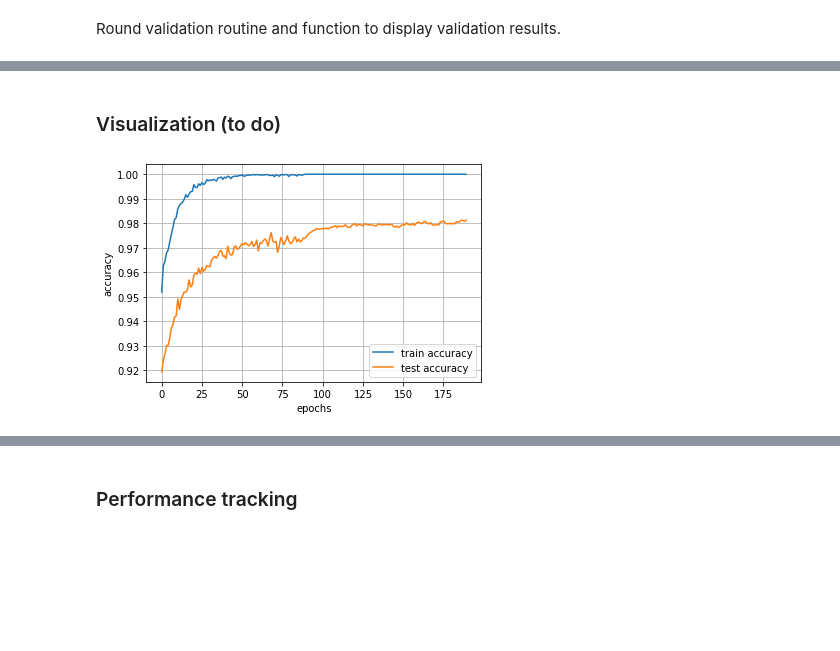
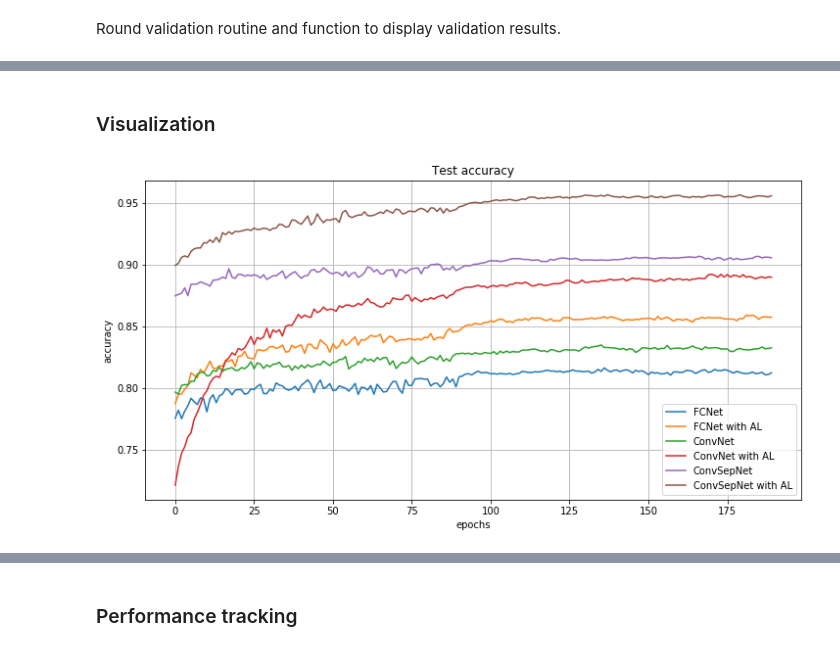
Before and after one commit to sylvainlugeon/deep-learning-projects, a Jupyter notebook: DL_MP1_fred.ipynb, the cells around one changed output, grey strips where cells are left out. Cells and saved outputs as stored; diff of their text form; code cells hidden in the pictures; blank space fills up the shorter version.

Commit message:
Model for the report

```diff
--- a/DL_MP1_fred.ipynb
+++ b/DL_MP1_fred.ipynb
@@ -646,17 +990,17 @@ def validation_result(model, rounds_stats):
           "    -Test Mnist accuracy : {:.2f}% (+-{:.2f}%)\n".format(100 * rounds_stats["te_acc_mnist_hist"][:,-1].mean(), 100 * rounds_stats["te_acc_mnist_hist"][:,-1].std()) +\
           "-------------------------------------------------")
 # %%
-def validation_routine(model, nb_rounds, verbose=False, track_history=False):
+def validation_routine(model, verbose=False, track_history=False, aux_loss=True):
     """Validate model over several rounds"""
 
     # Initialize rounds statistics dictionary
-    rounds_stats = dictionary_init(track_history, nb_rounds)
+    rounds_stats = dictionary_init(track_history, ROUNDS)
 
     # Loop over rounds
 
-    print("Starting validation over {} rounds...".format(nb_rounds))
+    print("Starting validation over {} rounds...".format(ROUNDS))
 
-    for r in range(nb_rounds):
+    for r in range(ROUNDS):
         # Load data for each round
         train_input, train_target, train_classes, test_input, test_target, test_classes = prologue.generate_pair_sets(N)
 
@@ -668,7 +1012,7 @@ def validation_routine(model, nb_rounds, verbose=False, track_history=False):
         r_history = train_routine(model,
                                   train_input, train_target, train_classes,
                                   test_input, test_target, test_classes,
-                                  verbose=False, track_history=track_history, summary=verbose, param_init=True)
+                                  verbose=False, track_history=track_history, summary=verbose, aux_loss=aux_loss, param_init=True)
 
         # Store round statistics
         for key in rounds_stats:
@@ -683,6 +1027,6 @@ def validation_routine(model, nb_rounds, verbose=False, track_history=False):
     print("Validation done. Total time: {:.2f}s\n".format(rounds_stats["t_elapsed"].sum()) + "-------------------------------------------------")
 
     # Display valisation results
-    validation_result(model, rounds_stats)
+    validation_result(model, rounds_stats, aux_loss)
 
     return rounds_stats
@@ -709,0 +1033,8 @@ Average auxiliary performance (and standard deviation):
+# %%
+# Round validation
+rounds_stats_FCNet = validation_routine(myFCNet, verbose=False, track_history=True, aux_loss=False)
+rounds_stats_FCNet_AL = validation_routine(myFCNet, verbose=False, track_history=True, aux_loss=True)
+rounds_stats_ConvNet = validation_routine(myConvNet, verbose=False, track_history=True, aux_loss=False)
+rounds_stats_ConvNet_AL = validation_routine(myConvNet, verbose=False, track_history=True, aux_loss=True)
+rounds_stats_ConvSepNet = validation_routine(myConvSepNet, verbose=False, track_history=True, aux_loss=False)
+rounds_stats_ConvSepNet_AL = validation_routine(myConvSepNet, verbose=False, track_history=True, aux_loss=True)
@@ -710,20 +1059,37 @@ Average auxiliary performance (and standard deviation):
 # %% [markdown]
-### Visualization (to do)
+### Visualization
-# %%
-%matplotlib inline
-import matplotlib.pyplot as plt
-
-# Visualization of the loss over the epochs
-fig, ax = plt.subplots(figsize=(6, 4))
-
-plt.plot(rounds_stats["tr_acc_hist"][:,10:].mean(0), label='train accuracy')
-plt.plot(rounds_stats["te_acc_hist"][:,10:].mean(0), label='test accuracy')
-ax.legend()
-plt.grid()
-plt.xlabel('epochs')
-plt.ylabel('accuracy');
-# %% [output]
-[figure, removed]
+# %%
+%matplotlib inline
+import matplotlib.pyplot as plt
+
+# Visualization of the loss over the epochs
+plt.figure(figsize=(12, 6))
+
+#plt.plot(rounds_stats_FCNet["tr_acc_hist"][:,10:].mean(0), label='train accuracy')
+plt.plot(rounds_stats_FCNet["te_acc_hist"][:,10:].mean(0), label='FCNet')
+
+#plt.plot(rounds_stats_FCNet_AL["tr_acc_hist"][:,10:].mean(0), label='train accuracy')
+plt.plot(rounds_stats_FCNet_AL["te_acc_hist"][:,10:].mean(0), label='FCNet with AL')
+
+#plt.plot(rounds_stats_ConvNet["tr_acc_hist"][:,10:].mean(0), label='train accuracy')
+plt.plot(rounds_stats_ConvNet["te_acc_hist"][:,10:].mean(0), label='ConvNet')
+
+#plt.plot(rounds_stats_ConvNet_AL["tr_acc_hist"][:,10:].mean(0), label='train accuracy')
+plt.plot(rounds_stats_ConvNet_AL["te_acc_hist"][:,10:].mean(0), label='ConvNet with AL')
+
+#plt.plot(rounds_stats_ConvSepNet["tr_acc_hist"][:,10:].mean(0), label='train accuracy')
+plt.plot(rounds_stats_ConvSepNet["te_acc_hist"][:,10:].mean(0), label='ConvSepNet')
+
+#plt.plot(rounds_stats_ConvSepNet_AL["tr_acc_hist"][:,10:].mean(0), label='train accuracy')
+plt.plot(rounds_stats_ConvSepNet_AL["te_acc_hist"][:,10:].mean(0), label='ConvSepNet with AL')
+
+plt.title('Test accuracy')
+plt.legend()
+plt.grid()
+plt.xlabel('epochs')
+plt.ylabel('accuracy');
+# %% [output]
+[figure, added]
 # %%
 rounds_stats["te_acc_hist"][:,-1]
 # %% [output]
```
Also changed, not shown: parts of 42 cells of this notebook.
